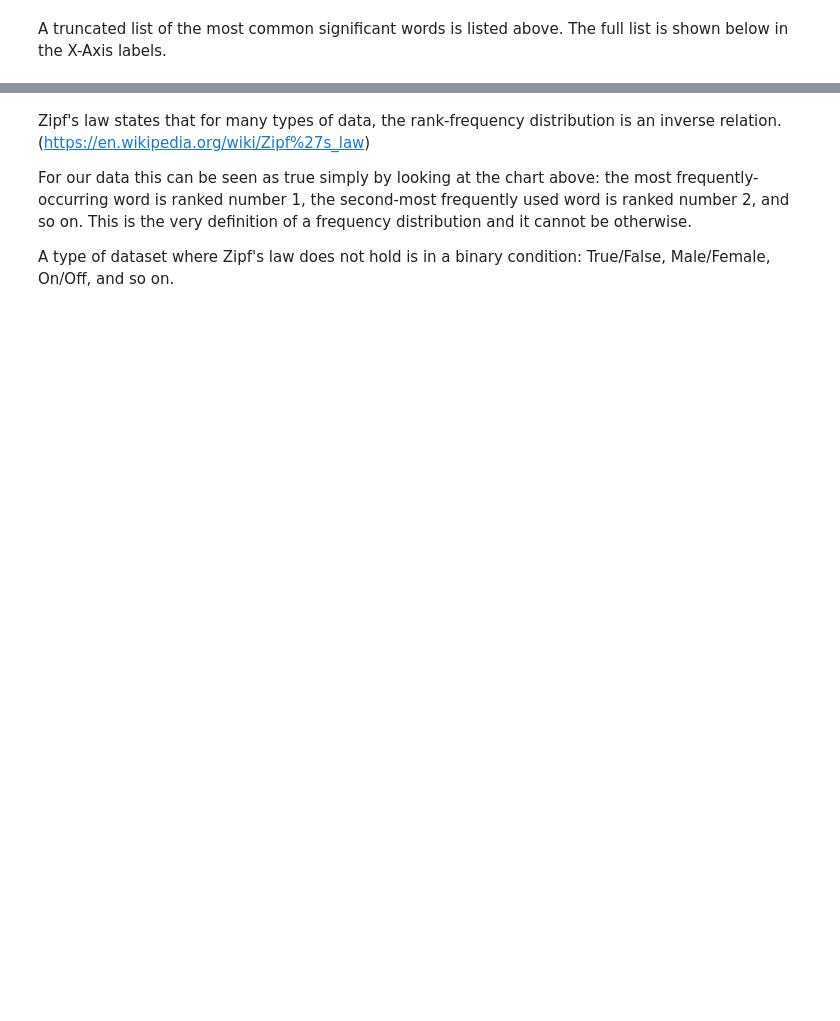
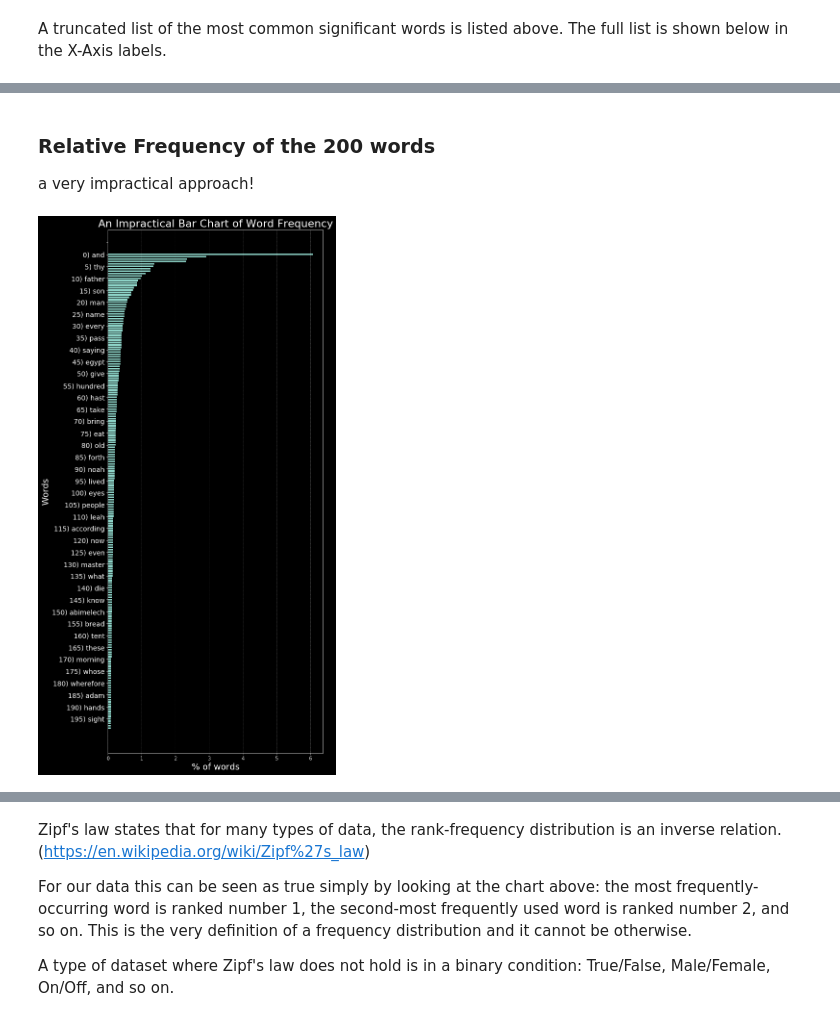
Before and after one commit to LovinSpoonful/DATA620_Week8, a Jupyter notebook: Week8.ipynb, the cells around one changed output, grey strips where cells are left out. Cells and saved outputs as stored; diff of their text form; code cells hidden in the pictures; blank space fills up the shorter version.

Commit message:
added figures and some minor changes

```diff
--- a/Week8.ipynb
+++ b/Week8.ipynb
@@ -79,11 +96,11 @@ The eighty-three most common words occur a total of 10,304 times, which is a bit
 # %% [markdown]
 We again use the Frequency Distribution to select the Top 200 most common words, then display them:
 # %%
-import pandas as pd
-pd.options.display.max_rows = 200
-
 #count the number of occurrences of the top 200 words
 fdist = nltk.FreqDist([word for word in gen]) #counts how many times each word occurs in text
-fdist200 = pd.DataFrame(fdist.most_common(200),columns=['word','count'])  #create a dataframe of the top 200 rows only
-fdist200.to_string
+fdist200 = pd.DataFrame(fdist.most_common(200),columns=['word','counts'])  #create a dataframe of the top 200 rows only
+words_list = fdist200.word.to_list()
+
+print( 'List of top 200 words: ' )
+print( words_list )
 # %% [output]
@@ -108,0 +119,5 @@ A truncated list of the most common significant words is listed above. The full
+# %%
+fdist_all = pd.DataFrame(fdist.items(),columns=['word','counts'])
+fdist200['percentage'] = 100*fdist200['counts']/fdist_all['counts'].sum()
+fdist200['csum'] = fdist200['percentage'].cumsum()
+fdist200.head()
@@ -108,0 +131,23 @@ A truncated list of the most common significant words is listed above. The full
+# %% [markdown]
+### Relative Frequency of the 200 words
+
+a very impractical approach!
+# %%
+xaxisfreq = 5
+xticksint = np.arange(0, len(words_list)+1, xaxisfreq)
+xzip = zip(xticksint, words_list[0::xaxisfreq] )
+xaxislabels = [ str(idx)+') '+wrd for idx, wrd in xzip ]
+style.use('dark_background')
+# %%
+rxaxislabels = xaxislabels[::-1]
+plt.figure(figsize=(8, 20))
+sorted_df = fdist200.sort_values(by=['percentage'])
+plt.title( 'An Impractical Bar Chart of Word Frequency', fontsize=22)
+plt.xlabel('% of words', fontsize=18)
+plt.ylabel('Words', fontsize=18)
+plt.barh(y=sorted_df.word, width=sorted_df.percentage, height=0.7, align='center')
+plt.yticks(ticks = xticksint+4, labels = rxaxislabels, fontsize=14)
+plt.grid(axis = 'x',linestyle = '--', linewidth = 0.5)
+plt.show()
+# %% [output]
+[figure, added]
```
Also changed, not shown: parts of 24 cells of this notebook.
